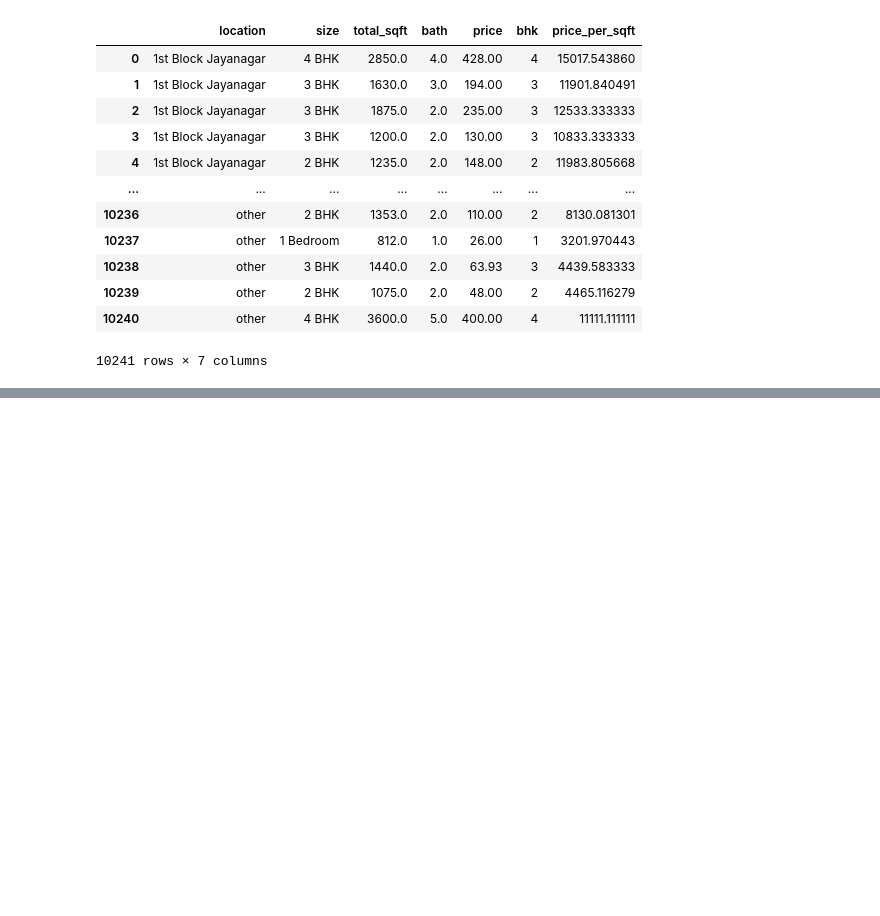
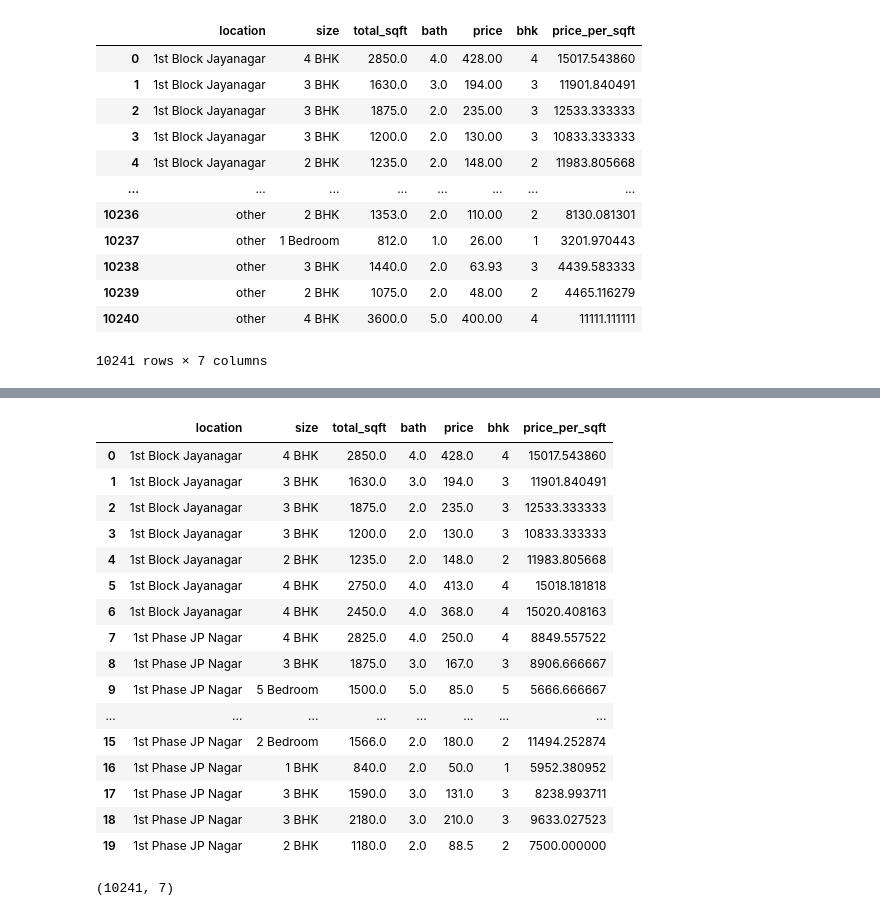
Before and after one commit to mattblasa/Bengaluru-House-Price-Data, a Jupyter notebook: India_House_Data.ipynb, the cells around one changed output, grey strips where cells are left out. Saved outputs shown, nothing was run; the diff lists cells and outputs as text; code cells hidden in the pictures; blank space fills up the shorter version.

```diff
--- a/India_House_Data.ipynb
+++ b/India_House_Data.ipynb
@@ -523,0 +522,24 @@ AttributeError: 'DataFrame' object has no attribute 'groupyby'
+# %%
+df8.head(20)
+# %% [output]
+|  | location | size | total_sqft | bath | price | bhk | price_per_sqft |
+| 0 | 1st Block Jayanagar | 4 BHK | 2850.0 | 4.0 | 428.0 | 4 | 15017.543860 |
+| 1 | 1st Block Jayanagar | 3 BHK | 1630.0 | 3.0 | 194.0 | 3 | 11901.840491 |
+| 2 | 1st Block Jayanagar | 3 BHK | 1875.0 | 2.0 | 235.0 | 3 | 12533.333333 |
+| 3 | 1st Block Jayanagar | 3 BHK | 1200.0 | 2.0 | 130.0 | 3 | 10833.333333 |
+| 4 | 1st Block Jayanagar | 2 BHK | 1235.0 | 2.0 | 148.0 | 2 | 11983.805668 |
+| 5 | 1st Block Jayanagar | 4 BHK | 2750.0 | 4.0 | 413.0 | 4 | 15018.181818 |
+| 6 | 1st Block Jayanagar | 4 BHK | 2450.0 | 4.0 | 368.0 | 4 | 15020.408163 |
+| 7 | 1st Phase JP Nagar | 4 BHK | 2825.0 | 4.0 | 250.0 | 4 | 8849.557522 |
+| 8 | 1st Phase JP Nagar | 3 BHK | 1875.0 | 3.0 | 167.0 | 3 | 8906.666667 |
+| 9 | 1st Phase JP Nagar | 5 Bedroom | 1500.0 | 5.0 | 85.0 | 5 | 5666.666667 |
+| ... | ... | ... | ... | ... | ... | ... | ... |
+| 15 | 1st Phase JP Nagar | 2 Bedroom | 1566.0 | 2.0 | 180.0 | 2 | 11494.252874 |
+| 16 | 1st Phase JP Nagar | 1 BHK | 840.0 | 2.0 | 50.0 | 1 | 5952.380952 |
+| 17 | 1st Phase JP Nagar | 3 BHK | 1590.0 | 3.0 | 131.0 | 3 | 8238.993711 |
+| 18 | 1st Phase JP Nagar | 3 BHK | 2180.0 | 3.0 | 210.0 | 3 | 9633.027523 |
+| 19 | 1st Phase JP Nagar | 2 BHK | 1180.0 | 2.0 | 88.5 | 2 | 7500.000000 |
+# %%
+df8.shape
+# %% [output]
+(10241, 7)
```
Also changed, not shown: parts of 1 cell of this notebook.
